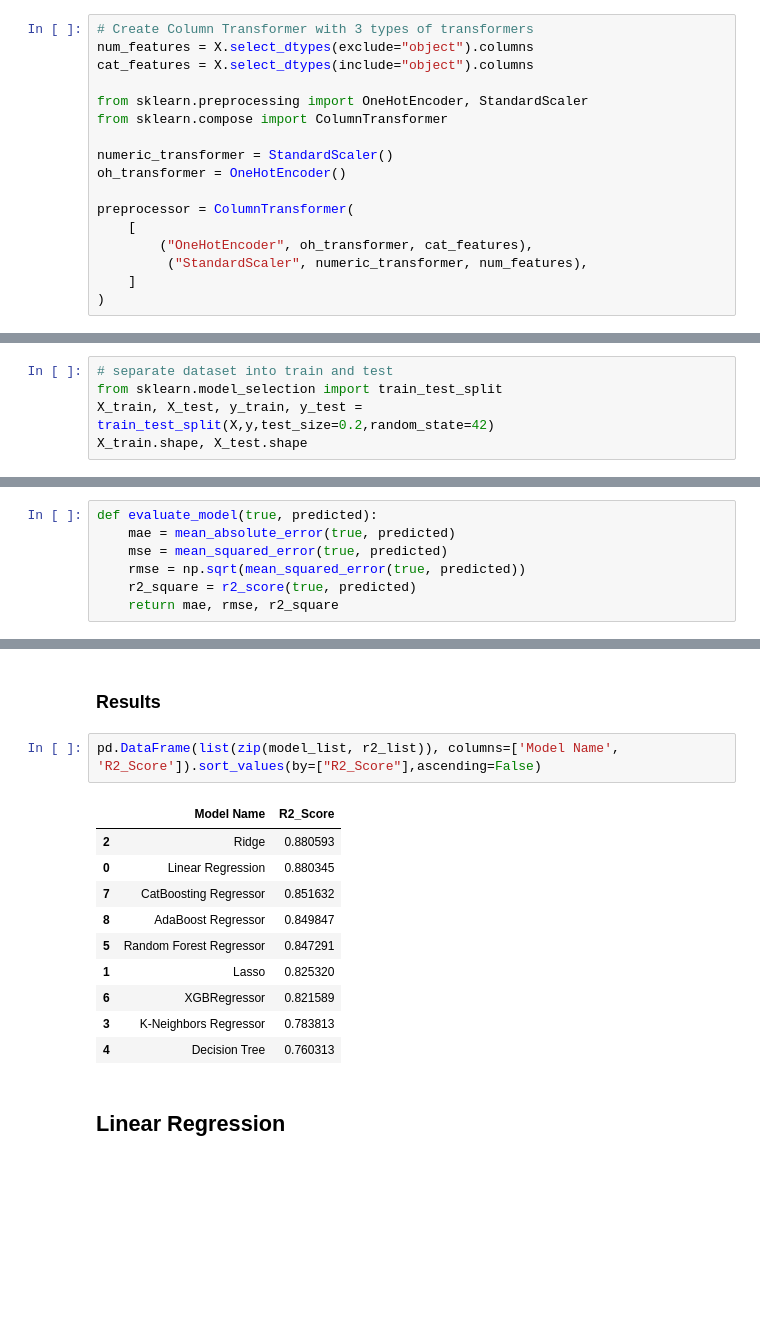
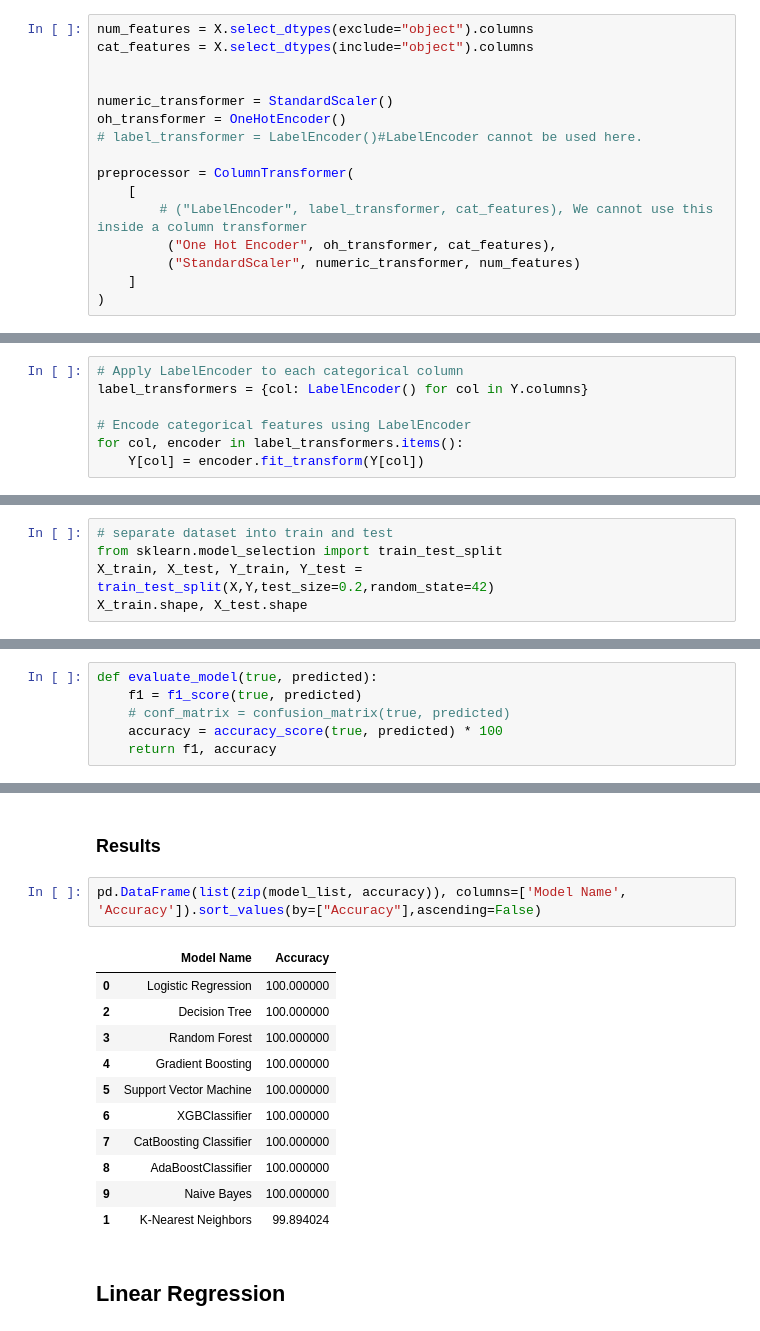
Before and after one commit to Asish2107/ML_PROJECT, a Jupyter notebook: notebook/2. MODEL TRAINING.ipynb, the cells around one changed output, grey strips where cells are left out. Drawn from its saved outputs; the diff is of its cells as text; blank space fills up the shorter version.

Commit message:
model training changes

```diff
--- a/notebook/2. MODEL TRAINING.ipynb
+++ b/notebook/2. MODEL TRAINING.ipynb
@@ -91,18 +69,17 @@ Name: math_score, Length: 1000, dtype: int64
 # %%
-# Create Column Transformer with 3 types of transformers
 num_features = X.select_dtypes(exclude="object").columns
 cat_features = X.select_dtypes(include="object").columns
 
-from sklearn.preprocessing import OneHotEncoder, StandardScaler
-from sklearn.compose import ColumnTransformer
 
 numeric_transformer = StandardScaler()
 oh_transformer = OneHotEncoder()
+# label_transformer = LabelEncoder()#LabelEncoder cannot be used here.
 
 preprocessor = ColumnTransformer(
     [
-        ("OneHotEncoder", oh_transformer, cat_features),
-         ("StandardScaler", numeric_transformer, num_features),
+        # ("LabelEncoder", label_transformer, cat_features), We cannot use this inside a column transformer
+         ("One Hot Encoder", oh_transformer, cat_features),
+         ("StandardScaler", numeric_transformer, num_features)
     ]
 )
 # %%
@@ -113,0 +91,7 @@ X.shape
+# %%
+# Apply LabelEncoder to each categorical column
+label_transformers = {col: LabelEncoder() for col in Y.columns}
+
+# Encode categorical features using LabelEncoder
+for col, encoder in label_transformers.items():
+    Y[col] = encoder.fit_transform(Y[col])
@@ -114,6 +108,6 @@ X.shape
 # %%
 # separate dataset into train and test
 from sklearn.model_selection import train_test_split
-X_train, X_test, y_train, y_test = train_test_split(X,y,test_size=0.2,random_state=42)
+X_train, X_test, Y_train, Y_test = train_test_split(X,Y,test_size=0.2,random_state=42)
 X_train.shape, X_test.shape
 # %% [output]
@@ -122,8 +116,7 @@ X_train.shape, X_test.shape
 #### Create an Evaluate Function to give all metrics after model Training
 # %%
 def evaluate_model(true, predicted):
-    mae = mean_absolute_error(true, predicted)
-    mse = mean_squared_error(true, predicted)
-    rmse = np.sqrt(mean_squared_error(true, predicted))
-    r2_square = r2_score(true, predicted)
-    return mae, rmse, r2_square
+    f1 = f1_score(true, predicted)
+    # conf_matrix = confusion_matrix(true, predicted)
+    accuracy = accuracy_score(true, predicted) * 100
+    return f1, accuracy
@@ -195,18 +270,19 @@ Model performance for Test set
 # %% [markdown]
 ### Results
 # %%
-pd.DataFrame(list(zip(model_list, r2_list)), columns=['Model Name', 'R2_Score']).sort_values(by=["R2_Score"],ascending=False)
+pd.DataFrame(list(zip(model_list, accuracy)), columns=['Model Name', 'Accuracy']).sort_values(by=["Accuracy"],ascending=False)
 # %% [output]
-|  | Model Name | R2_Score |
-| 2 | Ridge | 0.880593 |
-| 0 | Linear Regression | 0.880345 |
-| 7 | CatBoosting Regressor | 0.851632 |
-| 8 | AdaBoost Regressor | 0.849847 |
-| 5 | Random Forest Regressor | 0.847291 |
-| 1 | Lasso | 0.825320 |
-| 6 | XGBRegressor | 0.821589 |
-| 3 | K-Neighbors Regressor | 0.783813 |
-| 4 | Decision Tree | 0.760313 |
+|  | Model Name | Accuracy |
+| 0 | Logistic Regression | 100.000000 |
+| 2 | Decision Tree | 100.000000 |
+| 3 | Random Forest | 100.000000 |
+| 4 | Gradient Boosting | 100.000000 |
+| 5 | Support Vector Machine | 100.000000 |
+| 6 | XGBClassifier | 100.000000 |
+| 7 | CatBoosting Classifier | 100.000000 |
+| 8 | AdaBoostClassifier | 100.000000 |
+| 9 | Naive Bayes | 100.000000 |
+| 1 | K-Nearest Neighbors | 99.894024 |
 # %% [markdown]
 ## Linear Regression
 # %%
```
Also changed, not shown: parts of 17 cells of this notebook, 4 other files.
